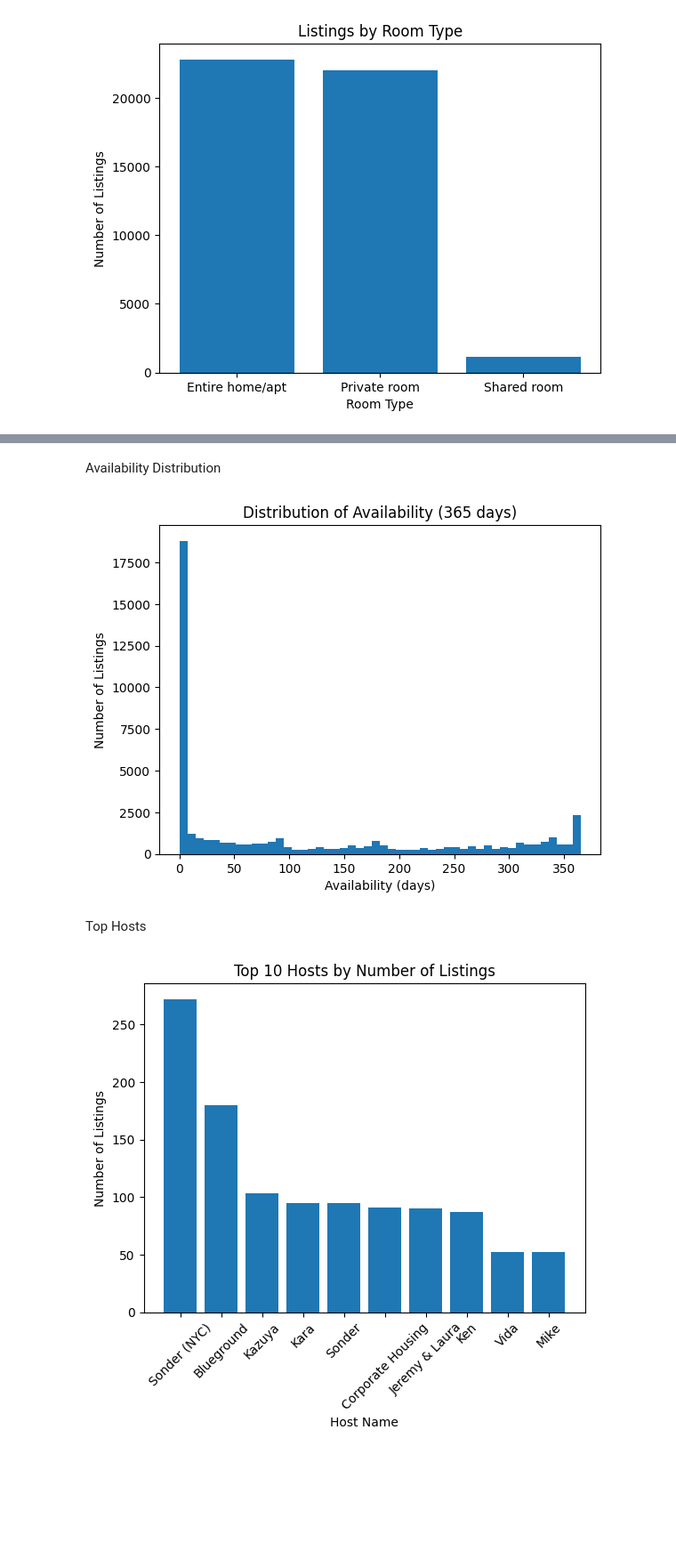
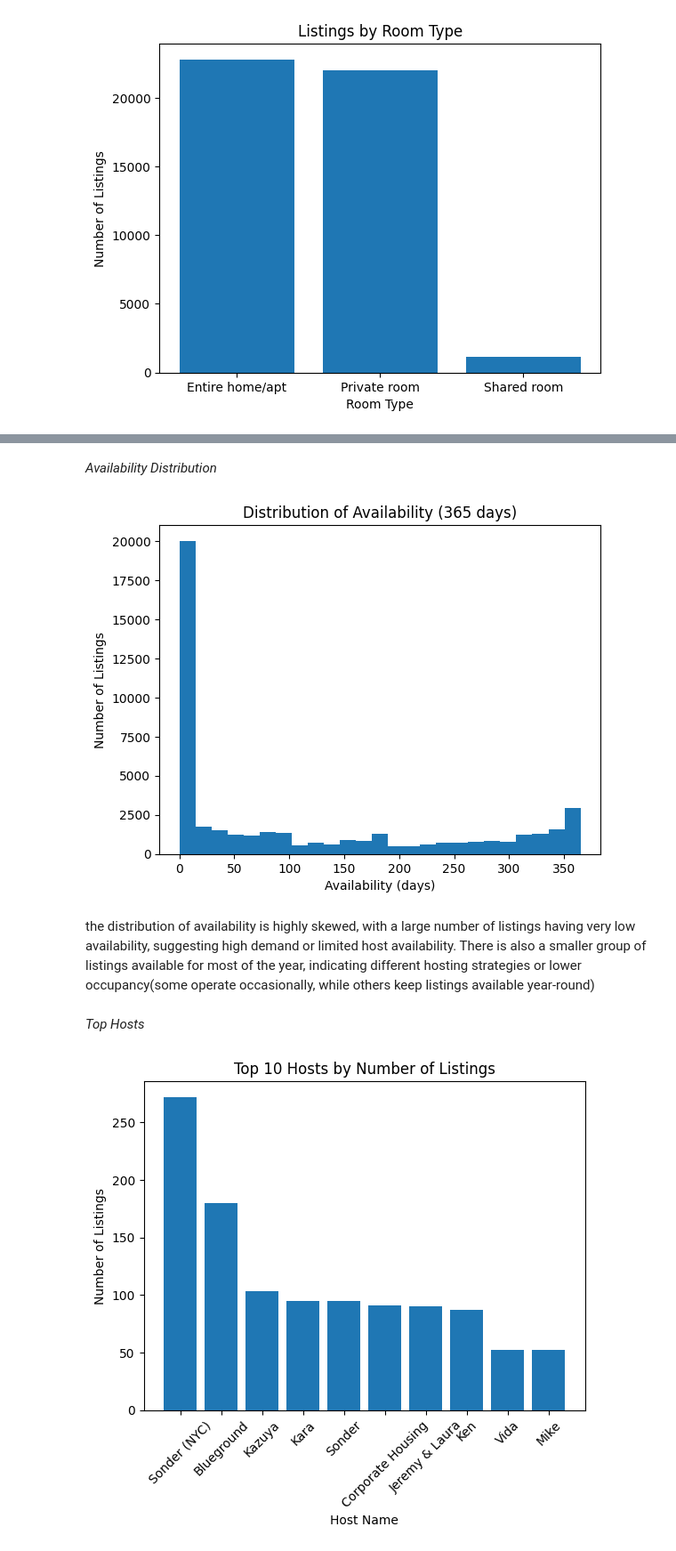
Before and after one commit to ulkar04/airbnb, a Jupyter notebook: airbnb.ipynb, the cells around one changed output, grey strips where cells are left out. Shown at 89% size. Saved outputs shown, nothing was run; the diff lists cells and outputs as text; code cells hidden in the pictures; blank space fills up the shorter version.

```diff
--- a/airbnb.ipynb
+++ b/airbnb.ipynb
@@ -136,0 +158,3 @@ airbnb_data['room_type']           = airbnb_data['room_type'].astype('category')
+# %%
+#Drop columns that provide no analytical value.
+airbnb_data.drop(['id', 'name'], axis=1, inplace=True)
@@ -628,21 +770,23 @@ plt.show()
 # %% [markdown]
-Availability Distribution
+_Availability Distribution_
 # %%
 import matplotlib.pyplot as plt
 
 plt.figure()
 
-plt.hist(airbnb_data["availability_365"], bins=50)
+plt.hist(airbnb_data["availability_365"], bins=25)
 
 plt.title("Distribution of Availability (365 days)")
 plt.xlabel("Availability (days)")
 plt.ylabel("Number of Listings")
 
 plt.show()
 # %% [output]
-[figure, old version]
+[figure, new version]
+# %% [markdown]
+the distribution of availability is highly skewed, with a large number of listings having very low availability, suggesting high demand or limited host availability. There is also a smaller group of listings available for most of the year, indicating different hosting strategies or lower occupancy(some operate occasionally, while others keep listings available year-round)
 # %% [markdown]
-Top Hosts
+_Top Hosts_
 # %%
 plt.figure()
 
```
Also changed, not shown: parts of 86 cells of this notebook.
